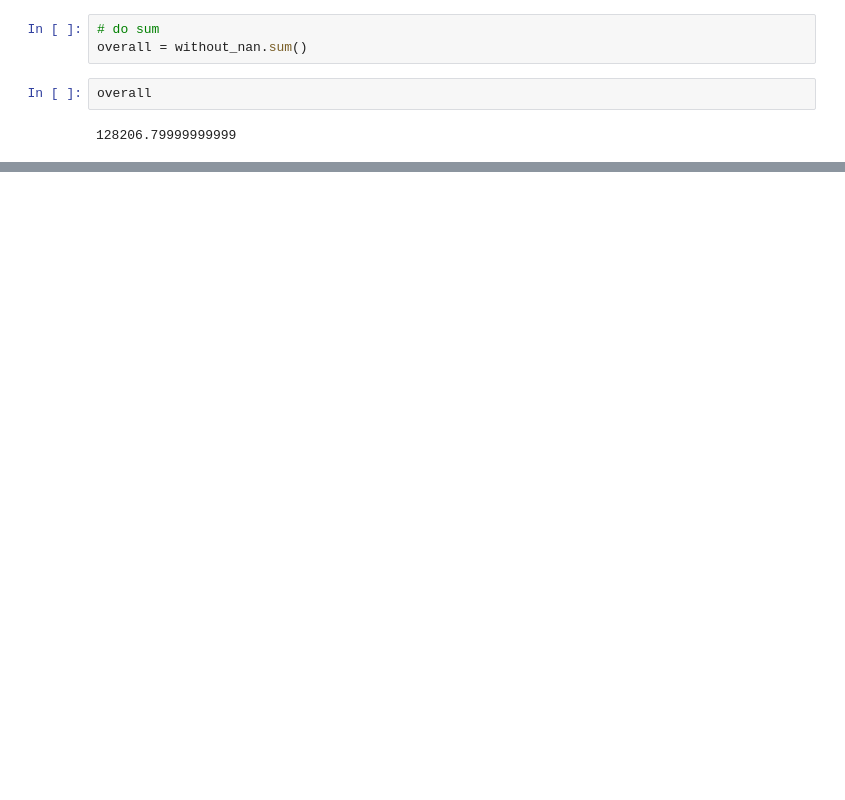
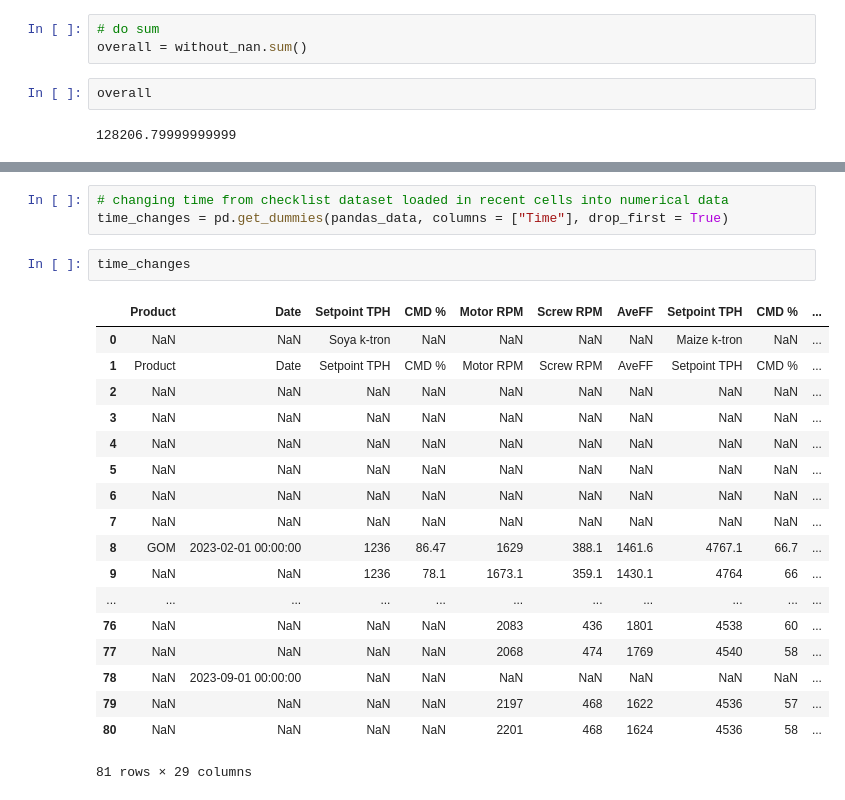
Before and after one commit to coldsober-irene/AIF-machine-learning, a Jupyter notebook: ML1.ipynb, the cells around one changed output, grey strips where cells are left out. Cells and saved outputs as stored; diff of their text form; blank space fills up the shorter version.

```diff
--- a/ML1.ipynb
+++ b/ML1.ipynb
@@ -73,0 +168,24 @@ overall
+# %%
+# changing time from checklist dataset loaded in recent cells into numerical data
+time_changes = pd.get_dummies(pandas_data, columns = ["Time"], drop_first = True)
+# %%
+time_changes
+# %% [output]
+|  | Product | Date | Setpoint TPH | CMD % | Motor RPM | Screw RPM | AveFF | Setpoint TPH | CMD % | ... |
+| 0 | NaN | NaN | Soya k-tron | NaN | NaN | NaN | NaN | Maize k-tron | NaN | ... |
+| 1 | Product | Date | Setpoint TPH | CMD % | Motor RPM | Screw RPM | AveFF | Setpoint TPH | CMD % | ... |
+| 2 | NaN | NaN | NaN | NaN | NaN | NaN | NaN | NaN | NaN | ... |
+| 3 | NaN | NaN | NaN | NaN | NaN | NaN | NaN | NaN | NaN | ... |
+| 4 | NaN | NaN | NaN | NaN | NaN | NaN | NaN | NaN | NaN | ... |
+| 5 | NaN | NaN | NaN | NaN | NaN | NaN | NaN | NaN | NaN | ... |
+| 6 | NaN | NaN | NaN | NaN | NaN | NaN | NaN | NaN | NaN | ... |
+| 7 | NaN | NaN | NaN | NaN | NaN | NaN | NaN | NaN | NaN | ... |
+| 8 | GOM | 2023-02-01 00:00:00 | 1236 | 86.47 | 1629 | 388.1 | 1461.6 | 4767.1 | 66.7 | ... |
+| 9 | NaN | NaN | 1236 | 78.1 | 1673.1 | 359.1 | 1430.1 | 4764 | 66 | ... |
+| ... | ... | ... | ... | ... | ... | ... | ... | ... | ... | ... |
+| 76 | NaN | NaN | NaN | NaN | 2083 | 436 | 1801 | 4538 | 60 | ... |
+| 77 | NaN | NaN | NaN | NaN | 2068 | 474 | 1769 | 4540 | 58 | ... |
+| 78 | NaN | 2023-09-01 00:00:00 | NaN | NaN | NaN | NaN | NaN | NaN | NaN | ... |
+| 79 | NaN | NaN | NaN | NaN | 2197 | 468 | 1622 | 4536 | 57 | ... |
+| 80 | NaN | NaN | NaN | NaN | 2201 | 468 | 1624 | 4536 | 58 | ... |
+81 rows × 29 columns
```
Also changed, not shown: parts of 16 cells of this notebook.
